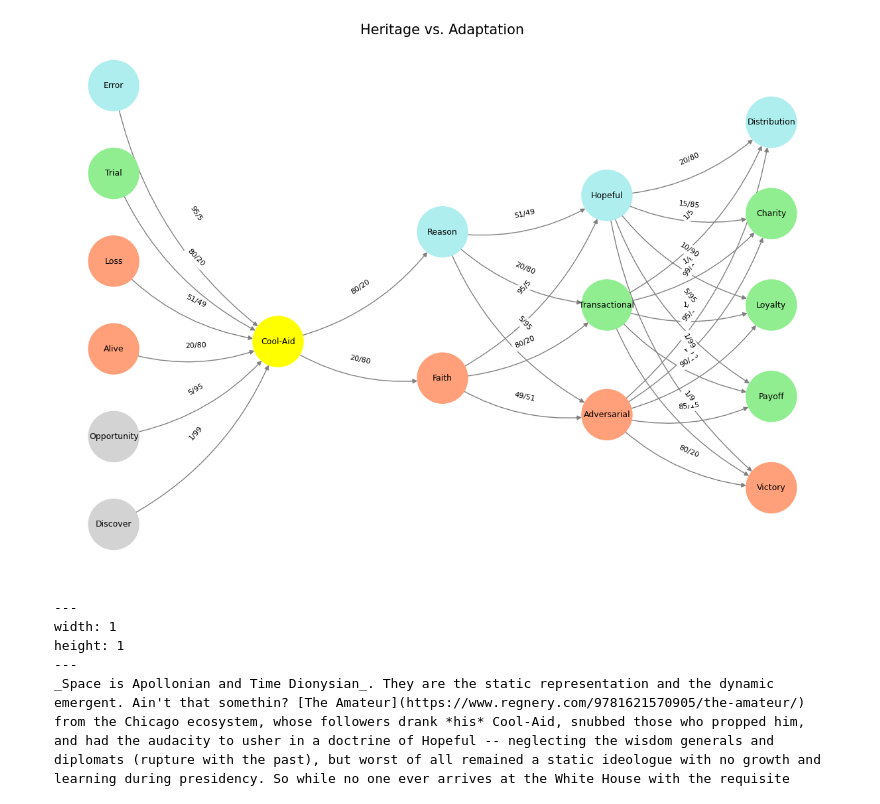
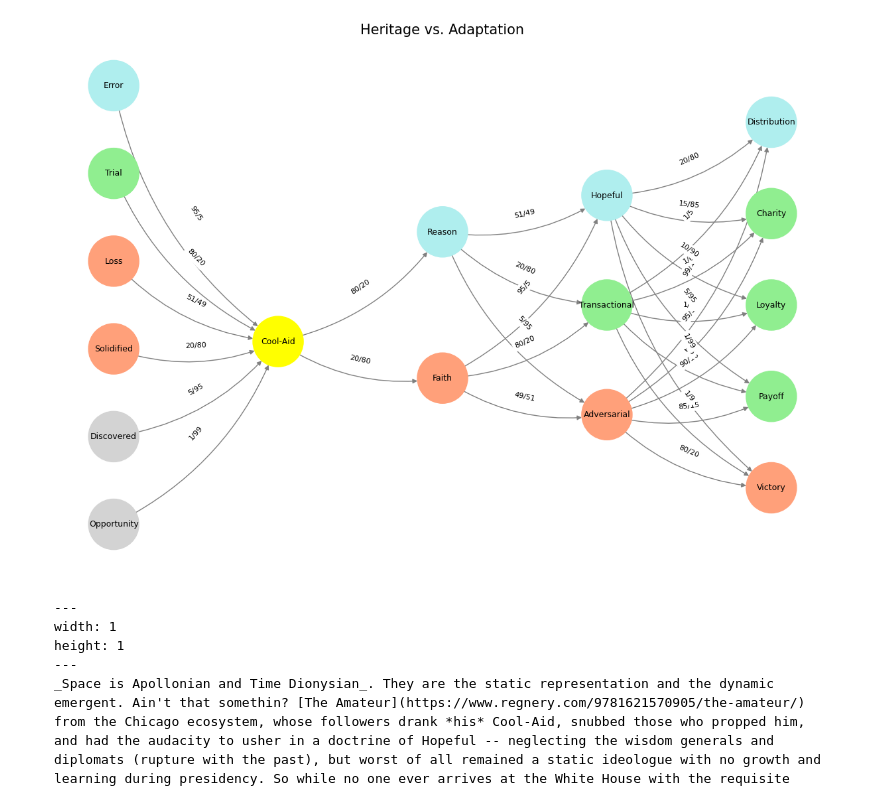
Before and after one commit to abikesa/fathertoson, a Jupyter notebook: kitabo/ensi/_build/jupyter_execute/act3/part3/part3_2.ipynb, the cells around one changed output. Drawn from its saved outputs; the diff is of its cells as text; code cells hidden in the pictures.

Commit message:
opportunity,discovered,solidified,loss,trial,error

````diff
--- a/kitabo/ensi/_build/jupyter_execute/act3/part3/part3_2.ipynb
+++ b/kitabo/ensi/_build/jupyter_execute/act3/part3/part3_2.ipynb
@@ -37,7 +37,7 @@ import networkx as nx
 # Define the neural network layers
 def define_layers():
     return {
-        'Suis': ['Discover', 'Opportunity', 'Alive', 'Loss', "Trial", 'Error'],  # Static
+        'Suis': ['Opportunity', 'Discovered', 'Solidified', 'Loss', "Trial", 'Error'],  # Static
         'Voir': ['Cool-Aid'],
         'Choisis': ['Faith', 'Reason'],
         'Deviens': ['Adversarial', 'Transactional', 'Hopeful'],
@@ -50,16 +50,16 @@ def assign_colors():
         'yellow': ['Cool-Aid'],
         'paleturquoise': ['Error', 'Reason', 'Hopeful', 'Distribution'],
         'lightgreen': ["Trial", 'Transactional', 'Payoff', 'Charity', 'Loyalty'],
-        'lightsalmon': ['Alive', 'Loss', 'Faith', 'Adversarial', 'Victory'],
+        'lightsalmon': ['Solidified', 'Loss', 'Faith', 'Adversarial', 'Victory'],
     }
     return {node: color for color, nodes in color_map.items() for node in nodes}
 
 # Define edge weights (hardcoded for editing)
 def define_edges():
     return {
-        ('Discover', 'Cool-Aid'): '1/99',
-        ('Opportunity', 'Cool-Aid'): '5/95',
-        ('Alive', 'Cool-Aid'): '20/80',
+        ('Opportunity', 'Cool-Aid'): '1/99',
+        ('Discovered', 'Cool-Aid'): '5/95',
+        ('Solidified', 'Cool-Aid'): '20/80',
         ('Loss', 'Cool-Aid'): '51/49',
         ("Trial", 'Cool-Aid'): '80/20',
         ('Error', 'Cool-Aid'): '95/5',
@@ -103,34 +103,34 @@ def visualize_nn():
     node_colors = []
 
     # Add nodes and assign positions
     for i, (layer_name, nodes) in enumerate(layers.items()):
         positions = calculate_positions(nodes, x_offset=i * 2)
         for node, position in zip(nodes, positions):
             G.add_node(node, layer=layer_name)
             pos[node] = position
             node_colors.append(colors.get(node, 'lightgray'))
 
     # Add edges with weights
     for (source, target), weight in edges.items():
         if source in G.nodes and target in G.nodes:
             G.add_edge(source, target, weight=weight)
 
     # Draw the graph
     plt.figure(figsize=(12, 8))
     edges_labels = {(u, v): d["weight"] for u, v, d in G.edges(data=True)}
 
     nx.draw(
         G, pos, with_labels=True, node_color=node_colors, edge_color='gray',
         node_size=3000, font_size=9, connectionstyle="arc3,rad=0.2"
     )
     nx.draw_networkx_edge_labels(G, pos, edge_labels=edges_labels, font_size=8)
     plt.title("Heritage vs. Adaptation", fontsize=15)
     plt.show()
 
 # Run the visualization
 visualize_nn()
 # %% [output]
-[figure, old version]
+[figure, new version]
 # %% [markdown]
 ```{figure} ../../figures/blanche.*
 ---
````
Also changed, not shown: parts of 1 cell of this notebook, 11 other files.
